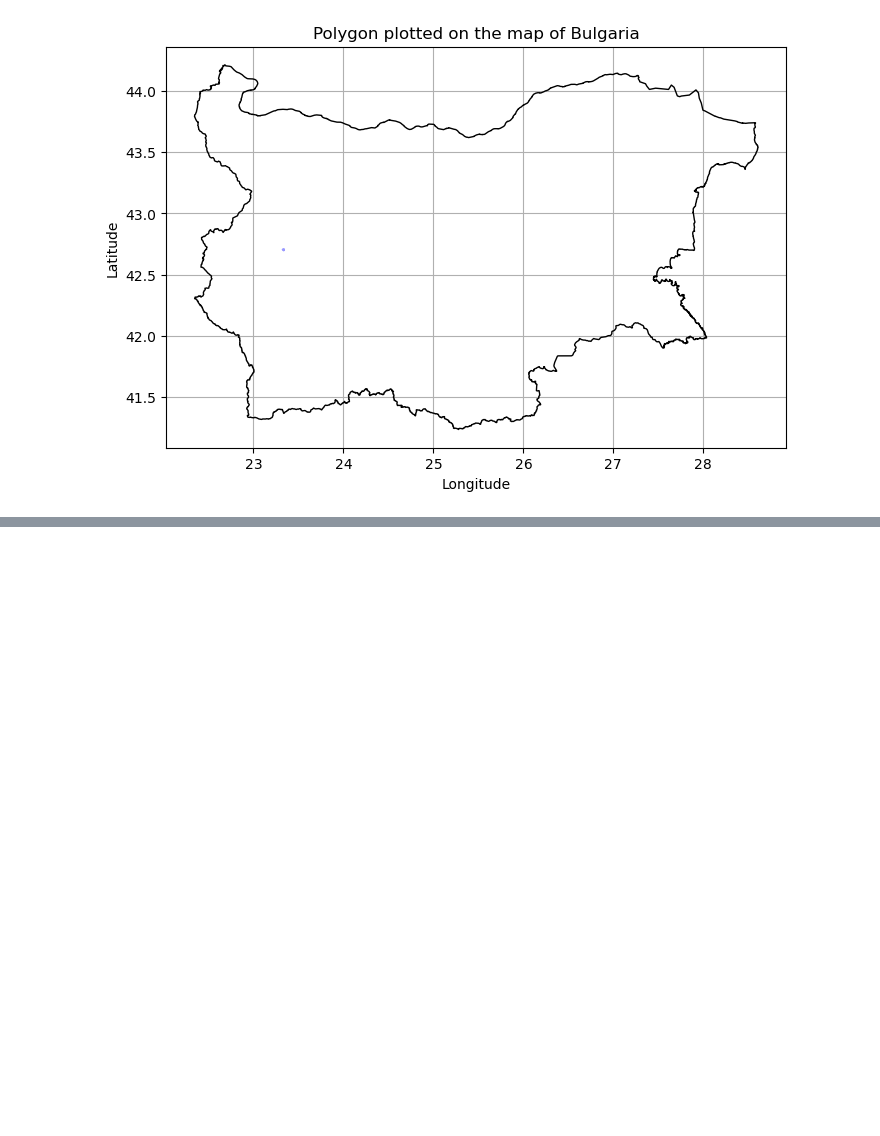
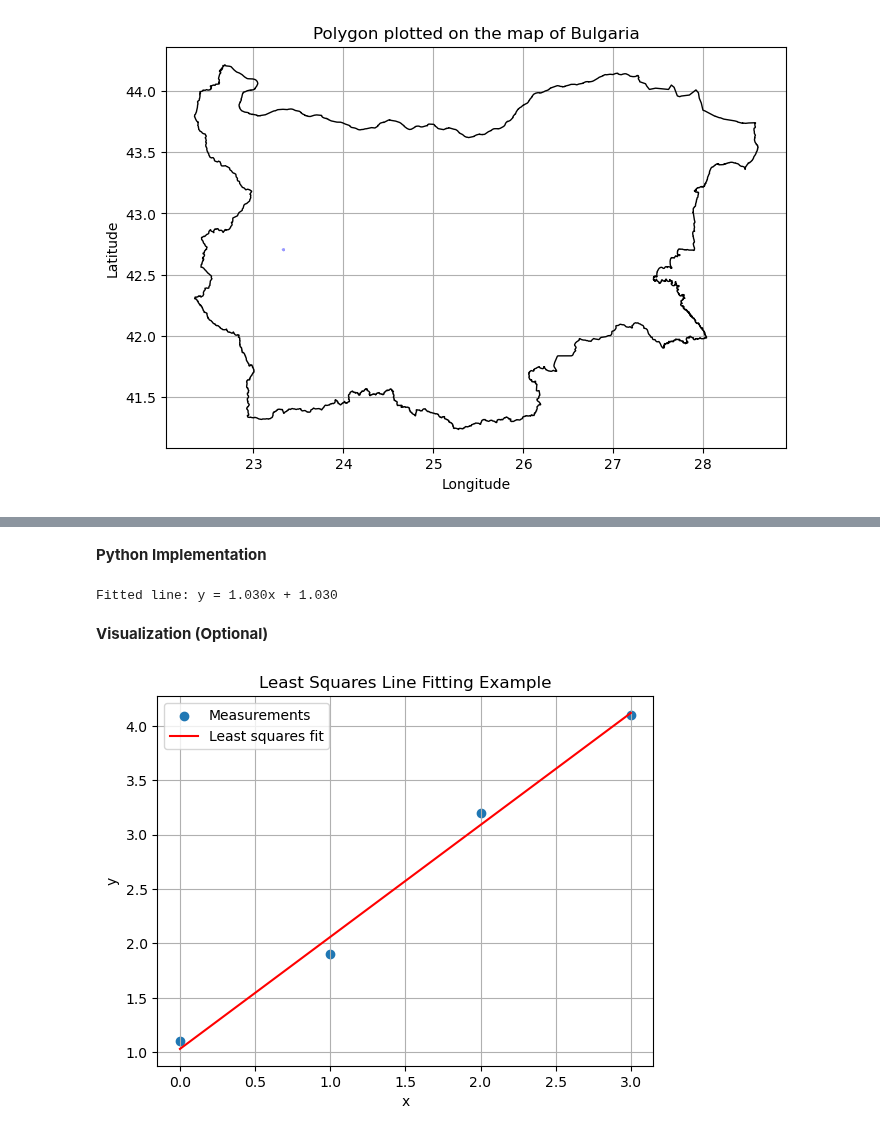
Before and after one commit to Araychev/UPSKILL-AI-and-Machine-Learning---2025, a Jupyter notebook: Math Concepts for Developers - март 2025/Regular_Exam_Project/math_concepts_geo_project.ipynb, the cells around one changed output, grey strips where cells are left out. Cells and saved outputs as stored; diff of their text form; code cells hidden in the pictures; blank space fills up the shorter version.

Commit message:
Bundle Adjustment & Least Squares Optimization added

```diff
--- a/Math Concepts for Developers - март 2025/Regular_Exam_Project/math_concepts_geo_project.ipynb
+++ b/Math Concepts for Developers - март 2025/Regular_Exam_Project/math_concepts_geo_project.ipynb
@@ -974,0 +1092,34 @@ plt.show()
+# %% [markdown]
+**Python Implementation**
+# %%
+def fit_line_least_squares(x, y):
+    """
+    Fits a line y = ax + b to data (x, y) using least squares.
+    Returns: coefficients (a, b)
+    """
+    A = np.c_[x, np.ones_like(x)]
+    p, res, rank, s = np.linalg.lstsq(A, y, rcond=None)
+    return p  # [a, b]
+
+# Example data
+x_pts = np.array([0, 1, 2, 3])
+y_pts = np.array([1.1, 1.9, 3.2, 4.1])
+
+a, b = fit_line_least_squares(x_pts, y_pts)
+print(f"Fitted line: y = {a:.3f}x + {b:.3f}")
+# %% [output]
+Fitted line: y = 1.030x + 1.030
+# %% [markdown]
+**Visualization (Optional)**
+# %%
+
+plt.scatter(x_pts, y_pts, label='Measurements')
+plt.plot(x_pts, a*x_pts + b, 'r-', label='Least squares fit')
+plt.xlabel("x")
+plt.ylabel("y")
+plt.title("Least Squares Line Fitting Example")
+plt.legend()
+plt.grid(True)
+plt.show()
+# %% [output]
+[figure, added]
```
Also changed, not shown: parts of 9 cells of this notebook.
